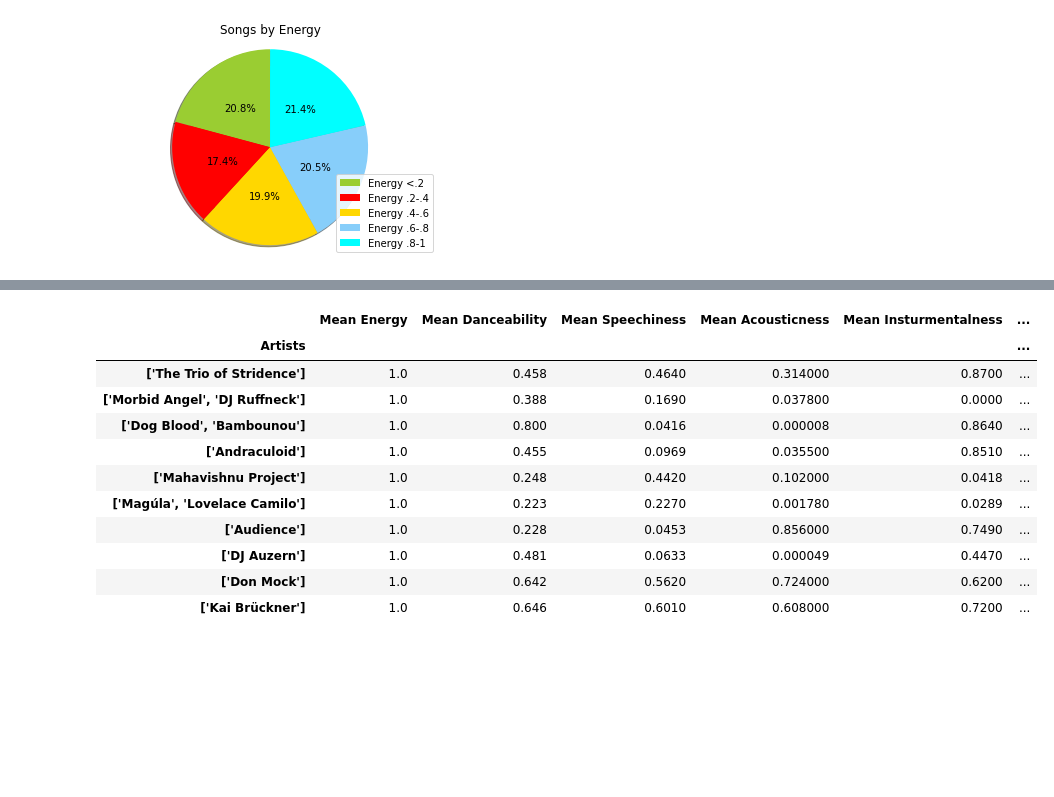
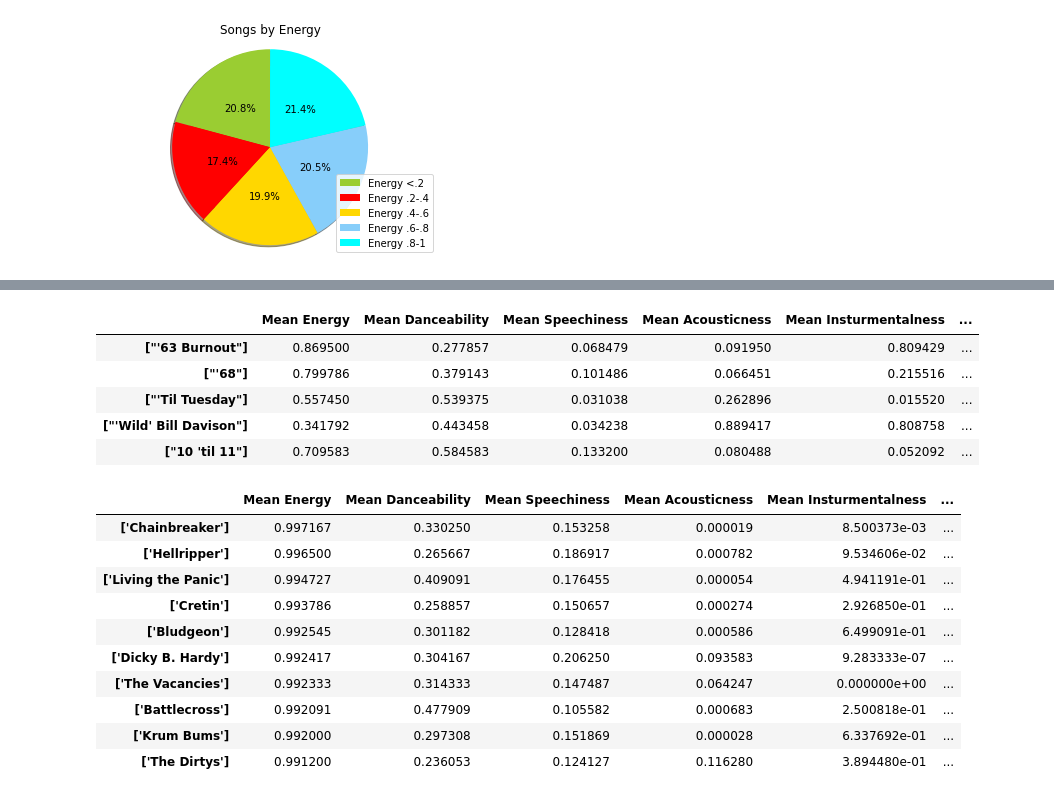
Before and after one commit to Erink8/Project1, a Jupyter notebook: track data - binned-energy.ipynb, the cells around one changed output, grey strips where cells are left out. Cells and saved outputs as stored; diff of their text form; code cells hidden in the pictures; blank space fills up the shorter version.

Commit message:
small edit to top artists to filter out artists with less than 10 songs

```diff
--- a/track data - binned-energy.ipynb
+++ b/track data - binned-energy.ipynb
@@ -213,3 +213,5 @@ sampled_data_by_mean_instrumentalness = renamed_track_data_columns.groupby(["Art
 sampled_data_by_mean_liveness = renamed_track_data_columns.groupby(["Artists"]).mean()["Liveness"]
 sampled_data_by_mean_valence = renamed_track_data_columns.groupby(["Artists"]).mean()["Valence"]
 sampled_data_by_mean_tempo = renamed_track_data_columns.groupby(["Artists"]).mean()["Tempo"]
+count_of_song_per_artist = renamed_track_data_columns["Artists"].value_counts()
+count_of_song_per_artist
@@ -221,7 +236,8 @@ summary_by_artist = pd.DataFrame({"Mean Energy": sampled_data_by_mean_energy,
                                  "Mean Insturmentalness": sampled_data_by_mean_instrumentalness,
                                  "Mean Liveness": sampled_data_by_mean_liveness,
                                  "Mean Valence": sampled_data_by_mean_valence,
-                                 "Mean Tempo": sampled_data_by_mean_tempo})
+                                 "Mean Tempo": sampled_data_by_mean_tempo,
+                                 "Number of Songs": count_of_song_per_artist})
 summary_by_artist.head()
 # %% [output]
 |  | Mean Energy | Mean Danceability | Mean Speechiness | Mean Acousticness | Mean Insturmentalness | ... |
@@ -231,20 +246,29 @@ summary_by_artist.head()
 | ["'89 Skratch Gangstaz (DJ Pone &... | 0.902000 | 0.632000 | 0.452000 | 0.230000 | 0.000353 | ... |
 | ["'Ale'a", 'Ryan Gonzalez'] | 0.544000 | 0.378000 | 0.065300 | 0.263000 | 0.907000 | ... |
 | ["'Boodle It' Wiggins"] | 0.320000 | 0.590000 | 0.032700 | 0.992000 | 0.005040 | ... |
+# %%
+summary_by_artist_over_10_songs = summary_by_artist[(summary_by_artist["Number of Songs"] > 10)]
+summary_by_artist_over_10_songs.head()
+# %% [output]
+|  | Mean Energy | Mean Danceability | Mean Speechiness | Mean Acousticness | Mean Insturmentalness | ... |
+| ["'63 Burnout"] | 0.869500 | 0.277857 | 0.068479 | 0.091950 | 0.809429 | ... |
+| ["'68"] | 0.799786 | 0.379143 | 0.101486 | 0.066451 | 0.215516 | ... |
+| ["'Til Tuesday"] | 0.557450 | 0.539375 | 0.031038 | 0.262896 | 0.015520 | ... |
+| ["'Wild' Bill Davison"] | 0.341792 | 0.443458 | 0.034238 | 0.889417 | 0.808758 | ... |
+| ["10 'til 11"] | 0.709583 | 0.584583 | 0.133200 | 0.080488 | 0.052092 | ... |
 # %%
-top_ten_energy = summary_by_artist.sort_values(["Mean Energy"], ascending=False)
+top_ten_energy = summary_by_artist_over_10_songs.sort_values(["Mean Energy"], ascending=False)
 top_ten_energy.head(10)
 # %% [output]
 |  | Mean Energy | Mean Danceability | Mean Speechiness | Mean Acousticness | Mean Insturmentalness | ... |
-| Artists |  |  |  |  |  | ... |
-| ['The Trio of Stridence'] | 1.0 | 0.458 | 0.4640 | 0.314000 | 0.8700 | ... |
-| ['Morbid Angel', 'DJ Ruffneck'] | 1.0 | 0.388 | 0.1690 | 0.037800 | 0.0000 | ... |
-| ['Dog Blood', 'Bambounou'] | 1.0 | 0.800 | 0.0416 | 0.000008 | 0.8640 | ... |
-| ['Andraculoid'] | 1.0 | 0.455 | 0.0969 | 0.035500 | 0.8510 | ... |
-| ['Mahavishnu Project'] | 1.0 | 0.248 | 0.4420 | 0.102000 | 0.0418 | ... |
-| ['Magúla', 'Lovelace Camilo'] | 1.0 | 0.223 | 0.2270 | 0.001780 | 0.0289 | ... |
-| ['Audience'] | 1.0 | 0.228 | 0.0453 | 0.856000 | 0.7490 | ... |
-| ['DJ Auzern'] | 1.0 | 0.481 | 0.0633 | 0.000049 | 0.4470 | ... |
-| ['Don Mock'] | 1.0 | 0.642 | 0.5620 | 0.724000 | 0.6200 | ... |
-| ['Kai Brückner'] | 1.0 | 0.646 | 0.6010 | 0.608000 | 0.7200 | ... |
+| ['Chainbreaker'] | 0.997167 | 0.330250 | 0.153258 | 0.000019 | 8.500373e-03 | ... |
+| ['Hellripper'] | 0.996500 | 0.265667 | 0.186917 | 0.000782 | 9.534606e-02 | ... |
+| ['Living the Panic'] | 0.994727 | 0.409091 | 0.176455 | 0.000054 | 4.941191e-01 | ... |
+| ['Cretin'] | 0.993786 | 0.258857 | 0.150657 | 0.000274 | 2.926850e-01 | ... |
+| ['Bludgeon'] | 0.992545 | 0.301182 | 0.128418 | 0.000586 | 6.499091e-01 | ... |
+| ['Dicky B. Hardy'] | 0.992417 | 0.304167 | 0.206250 | 0.093583 | 9.283333e-07 | ... |
+| ['The Vacancies'] | 0.992333 | 0.314333 | 0.147487 | 0.064247 | 0.000000e+00 | ... |
+| ['Battlecross'] | 0.992091 | 0.477909 | 0.105582 | 0.000683 | 2.500818e-01 | ... |
+| ['Krum Bums'] | 0.992000 | 0.297308 | 0.151869 | 0.000028 | 6.337692e-01 | ... |
+| ['The Dirtys'] | 0.991200 | 0.236053 | 0.124127 | 0.116280 | 3.894480e-01 | ... |
 # %%
```
Also changed, not shown: parts of 16 cells of this notebook.
